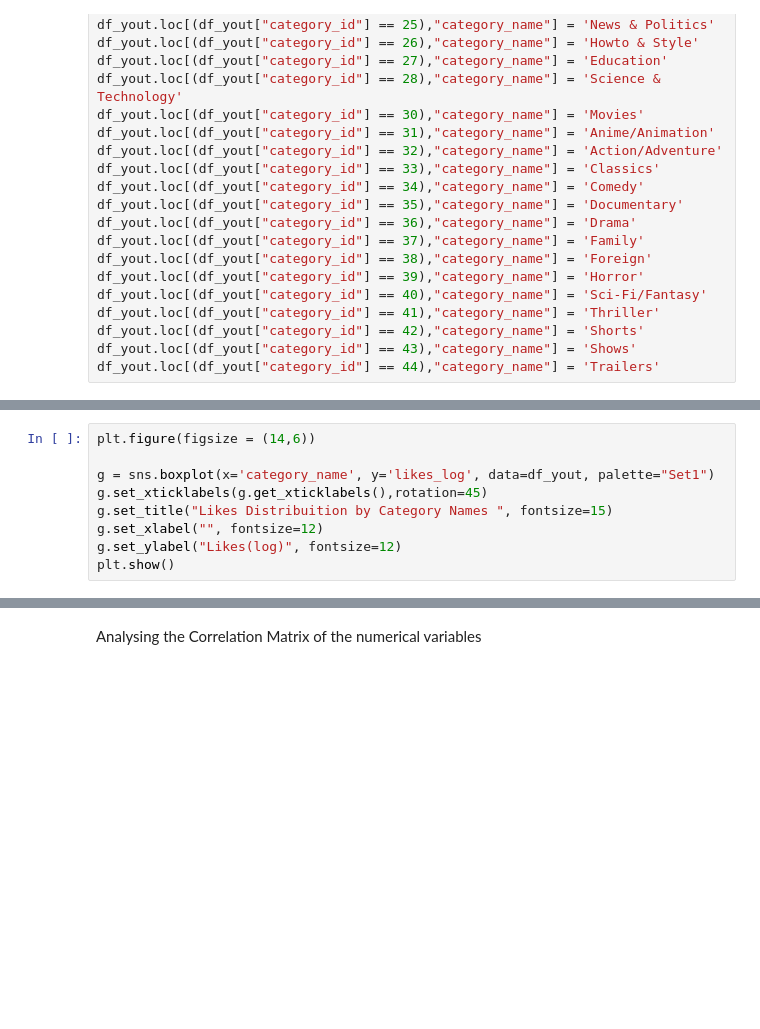
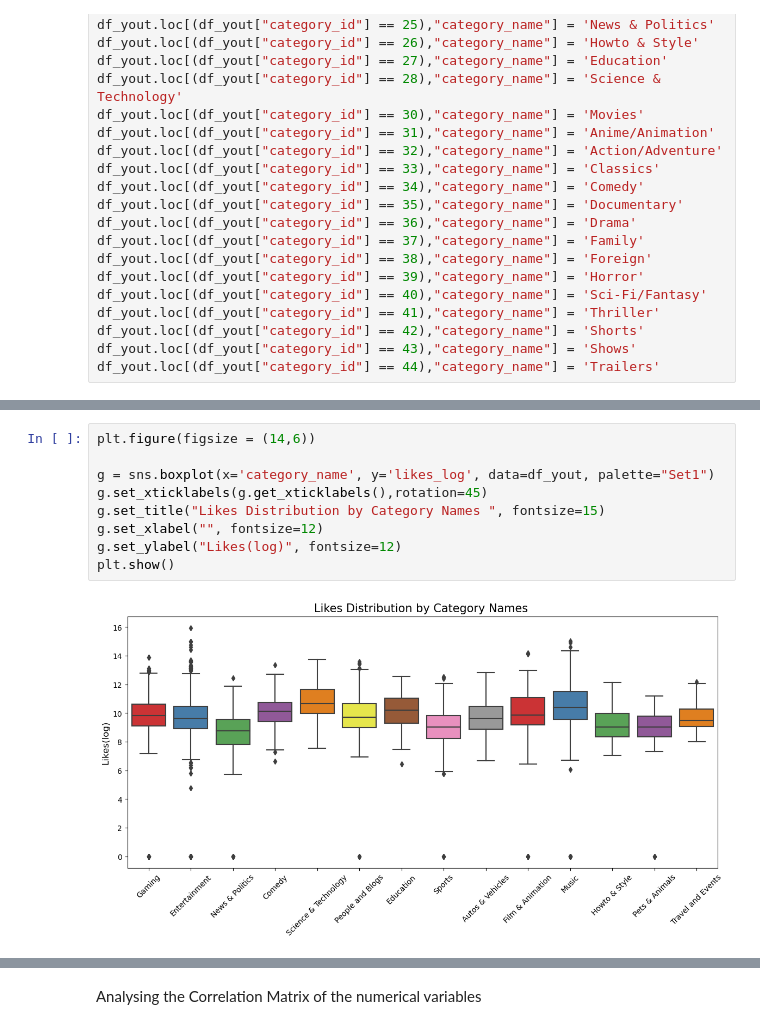
Before and after one commit to ThanhVinhTong/Youtube_Trending_Analysis, a Jupyter notebook: EDA.ipynb, the cells around one changed output, grey strips where cells are left out. Saved outputs shown, nothing was run; the diff lists cells and outputs as text; blank space fills up the shorter version.

```diff
--- a/EDA.ipynb
+++ b/EDA.ipynb
@@ -110,12 +175,14 @@ plt.show()
 # %%
 plt.figure(figsize = (14,6))
 
 g = sns.boxplot(x='category_name', y='likes_log', data=df_yout, palette="Set1")
 g.set_xticklabels(g.get_xticklabels(),rotation=45)
-g.set_title("Likes Distribuition by Category Names ", fontsize=15)
+g.set_title("Likes Distribution by Category Names ", fontsize=15)
 g.set_xlabel("", fontsize=12)
 g.set_ylabel("Likes(log)", fontsize=12)
 plt.show()
+# %% [output]
+[figure, added]
 # %%
 plt.figure(figsize = (14,6))
 
```
Also changed, not shown: parts of 27 cells of this notebook, 4 other files.
